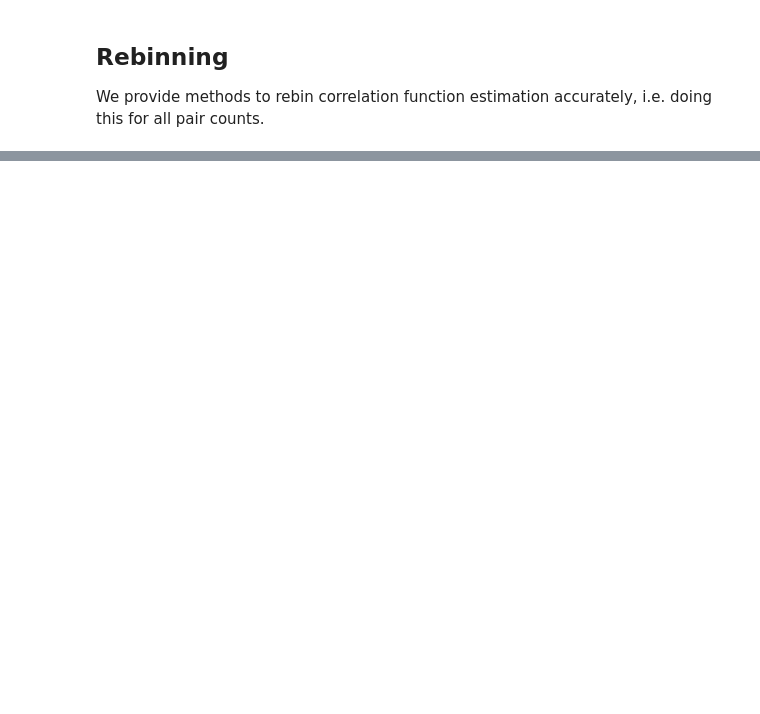
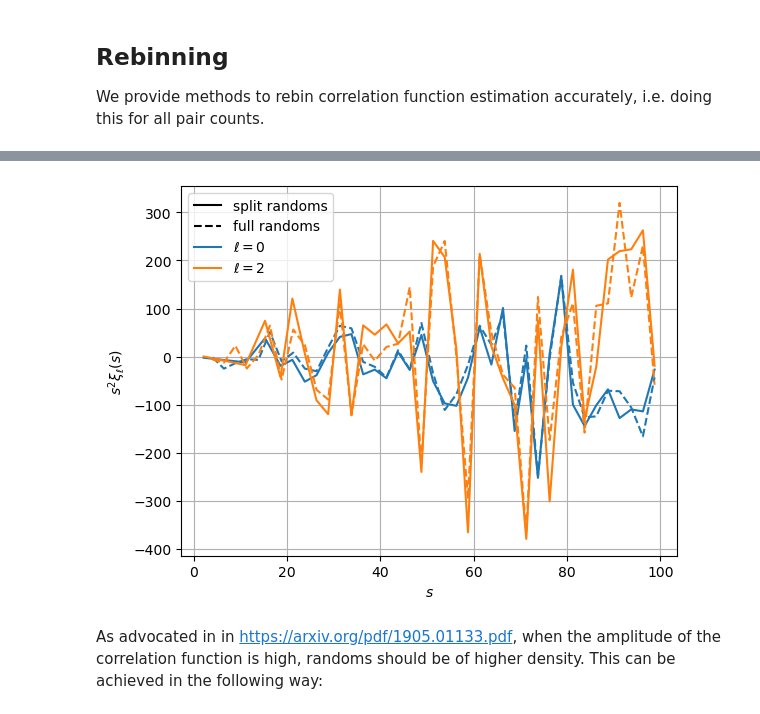
Before and after one commit to cosmodesi/pycorr, a Jupyter notebook: nb/basic_examples.ipynb, the cells around one changed output, grey strips where cells are left out. Saved outputs shown, nothing was run; the diff lists cells and outputs as text; code cells hidden in the pictures; blank space fills up the shorter version.

```diff
--- a/nb/basic_examples.ipynb
+++ b/nb/basic_examples.ipynb
@@ -393,0 +424,20 @@ After selection sep in [2.0, 10.0], mu in [0.020000000000000018, 0.5].
+# %%
+edges = (np.linspace(0., 100., 41), np.linspace(-1., 1., 201))
+
+size_randoms = len(randoms_positions1[0])
+nsplits = size_randoms//len(data_positions1[0])
+D1D2 = None
+split = 0
+for isplit in range(nsplits):
+    print('Split {:d}/{:d}.'.format(isplit+1, nsplits))
+    sl = slice(isplit*size_randoms//nsplits, (isplit+1)*size_randoms//nsplits)
+    split += TwoPointCorrelationFunction('smu', edges, data_positions1=data_positions1, data_weights1=data_weights1,
+                                         randoms_positions1=[p[sl] for p in randoms_positions1], randoms_weights1=[w[sl] for w in randoms_weights1],
+                                         los='midpoint', engine='corrfunc', position_type='xyz', D1D2=D1D2, nthreads=4)
+    D1D2 = split.D1D2 # D1D2 is passed to next computation, which avoids recomputing it again
+# Note: the same trick can be applied to pair counts, counts += TwoPointCounter(...);
+# this is actually the operation applied to each pair counts when doing split += TwoPointCorrelationFunction(...) above
+# Just for the comparison plot
+ref = TwoPointCorrelationFunction('smu', edges, data_positions1=data_positions1, data_weights1=data_weights1,
+                                  randoms_positions1=randoms_positions1, randoms_weights1=randoms_weights1,
+                                  los='midpoint', engine='corrfunc', position_type='xyz', nthreads=4)
@@ -393,0 +462,20 @@ After selection sep in [2.0, 10.0], mu in [0.020000000000000018, 0.5].
+# %%
+ells = (0, 2)
+ax = plt.gca()
+ax.plot([], [], linestyle='-', color='k', label='split randoms')
+ax.plot([], [], linestyle='--', color='k', label='full randoms')
+for ill, ell in enumerate(ells):
+    s, xiell = split(ells=ell)
+    ax.plot(s, s**2*xiell, color='C{:d}'.format(ill), linestyle='-', label='$\ell = {:d}$'.format(ell))
+    s, xiell = ref(ells=ell)
+    ax.plot(s, s**2*xiell, color='C{:d}'.format(ill), linestyle='--', label=None)
+ax.legend()
+ax.set_xlabel('$s$')
+ax.set_ylabel(r'$s^{2}\xi_{\ell}(s)$')
+ax.grid(True)
+ax.legend()
+plt.show()
+# %% [output]
+[figure, added]
+# %% [markdown]
+As advocated in in https://arxiv.org/pdf/1905.01133.pdf, when the amplitude of the correlation function is high, randoms should be of higher density. This can be achieved in the following way:
```
Also changed, not shown: parts of 17 cells of this notebook, 6 other files.
